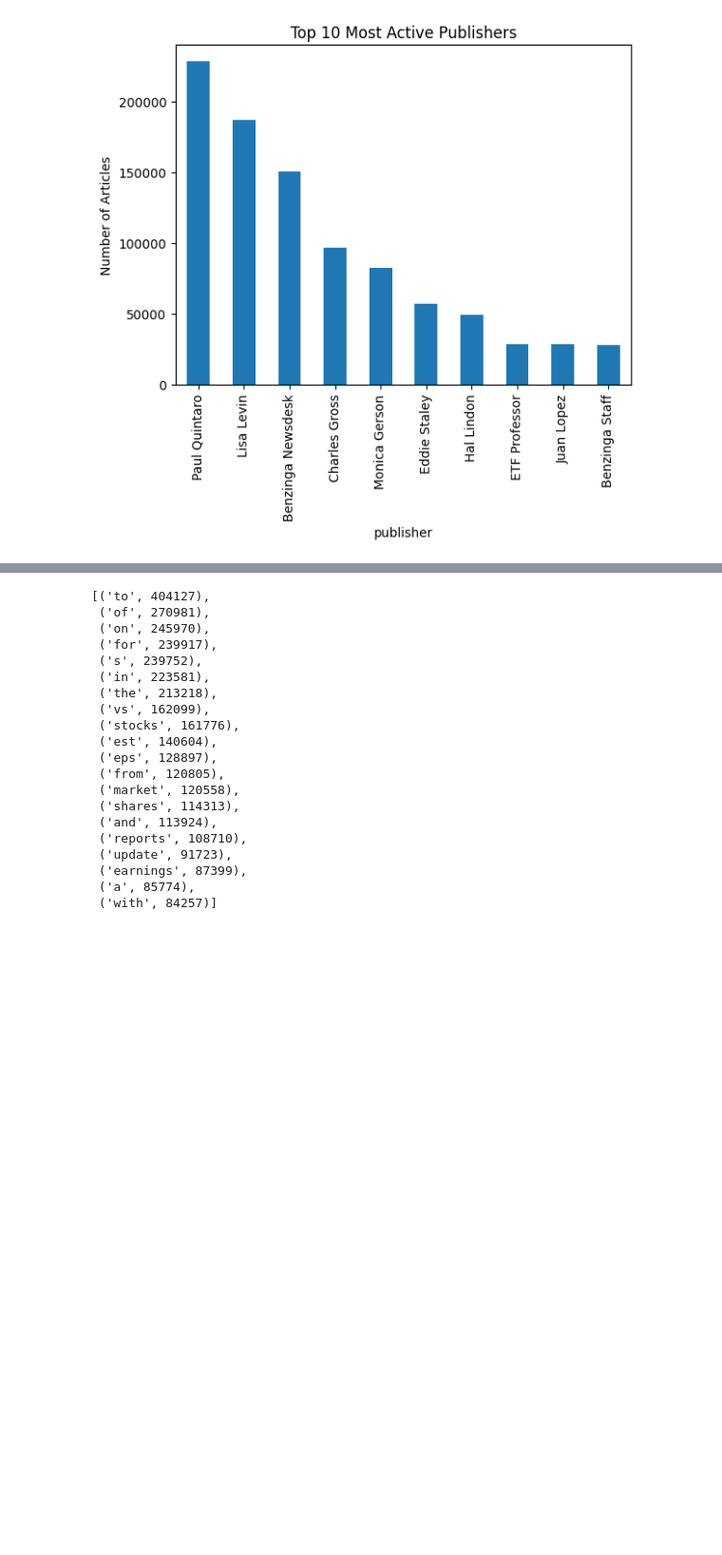
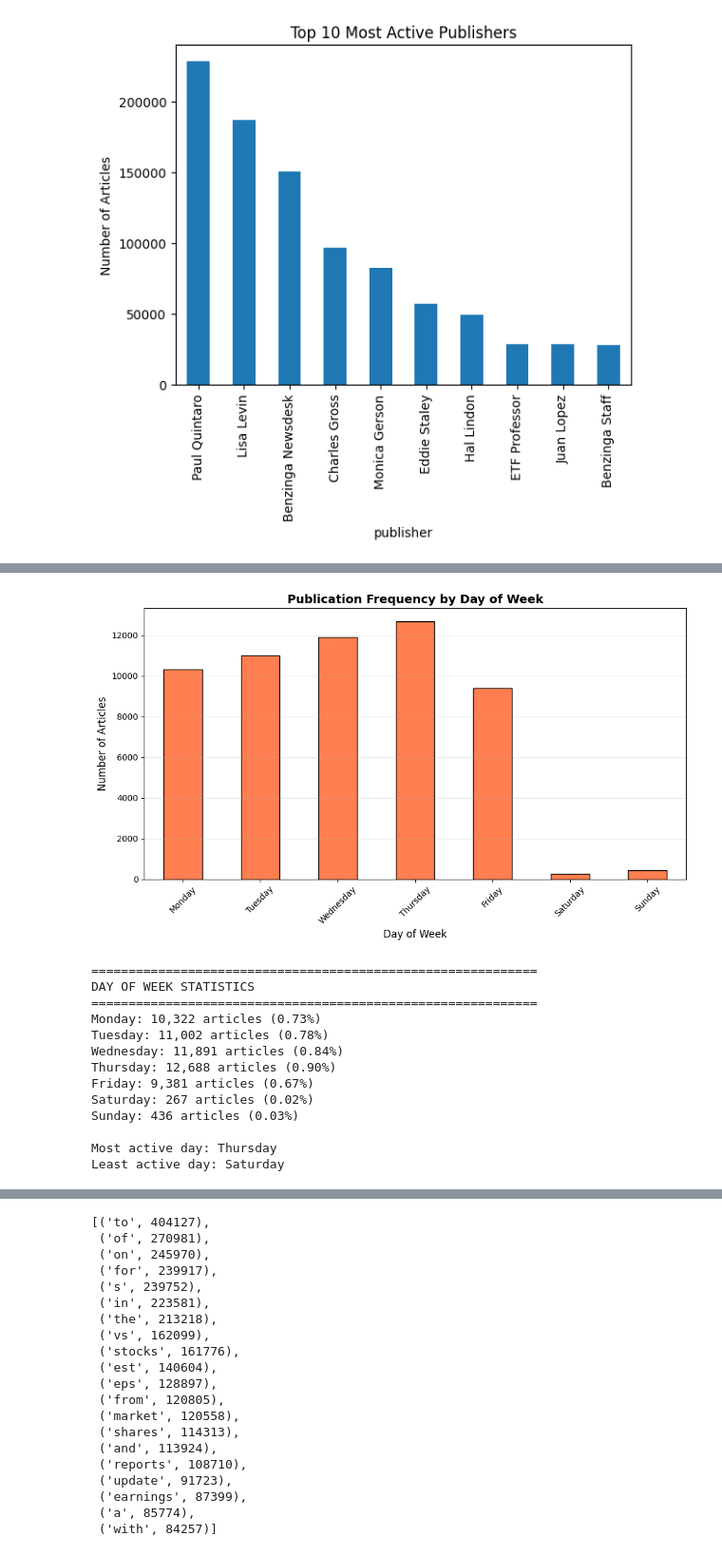
Before and after one commit to Zufan-Hadgu/Financial-news-dataset-analysis, a Jupyter notebook: notebooks/row_anlysis_eda.ipynb, the cells around one changed output, grey strips where cells are left out. Shown at 95% size. Drawn from its saved outputs; the diff is of its cells as text; code cells hidden in the pictures; blank space fills up the shorter version.

```diff
--- a/notebooks/row_anlysis_eda.ipynb
+++ b/notebooks/row_anlysis_eda.ipynb
@@ -121,0 +229,38 @@ invalid
+# %%
+# 4. Day of Week Patterns
+day_order = ['Monday', 'Tuesday', 'Wednesday', 'Thursday', 'Friday', 'Saturday', 'Sunday']
+day_counts = df['day_of_week'].value_counts().reindex(day_order)
+
+plt.figure(figsize=(10, 6))
+day_counts.plot(kind='bar', color='coral', edgecolor='black')
+plt.title('Publication Frequency by Day of Week', fontsize=14, fontweight='bold')
+plt.xlabel('Day of Week', fontsize=12)
+plt.ylabel('Number of Articles', fontsize=12)
+plt.xticks(rotation=45)
+plt.grid(True, alpha=0.3, axis='y')
+plt.tight_layout()
+plt.show()
+
+print("\n" + "=" * 60)
+print("DAY OF WEEK STATISTICS")
+print("=" * 60)
+for day, count in day_counts.items():
+    percentage = (count / len(df)) * 100
+    print(f"{day}: {count:,} articles ({percentage:.2f}%)")
+print(f"\nMost active day: {day_counts.idxmax()}")
+print(f"Least active day: {day_counts.idxmin()}")
+# %% [output]
+[figure, added]
+============================================================
+DAY OF WEEK STATISTICS
+============================================================
+Monday: 10,322 articles (0.73%)
+Tuesday: 11,002 articles (0.78%)
+Wednesday: 11,891 articles (0.84%)
+Thursday: 12,688 articles (0.90%)
+Friday: 9,381 articles (0.67%)
+Saturday: 267 articles (0.02%)
+Sunday: 436 articles (0.03%)
+
+Most active day: Thursday
+Least active day: Saturday
```
Also changed, not shown: parts of 7 cells of this notebook.
